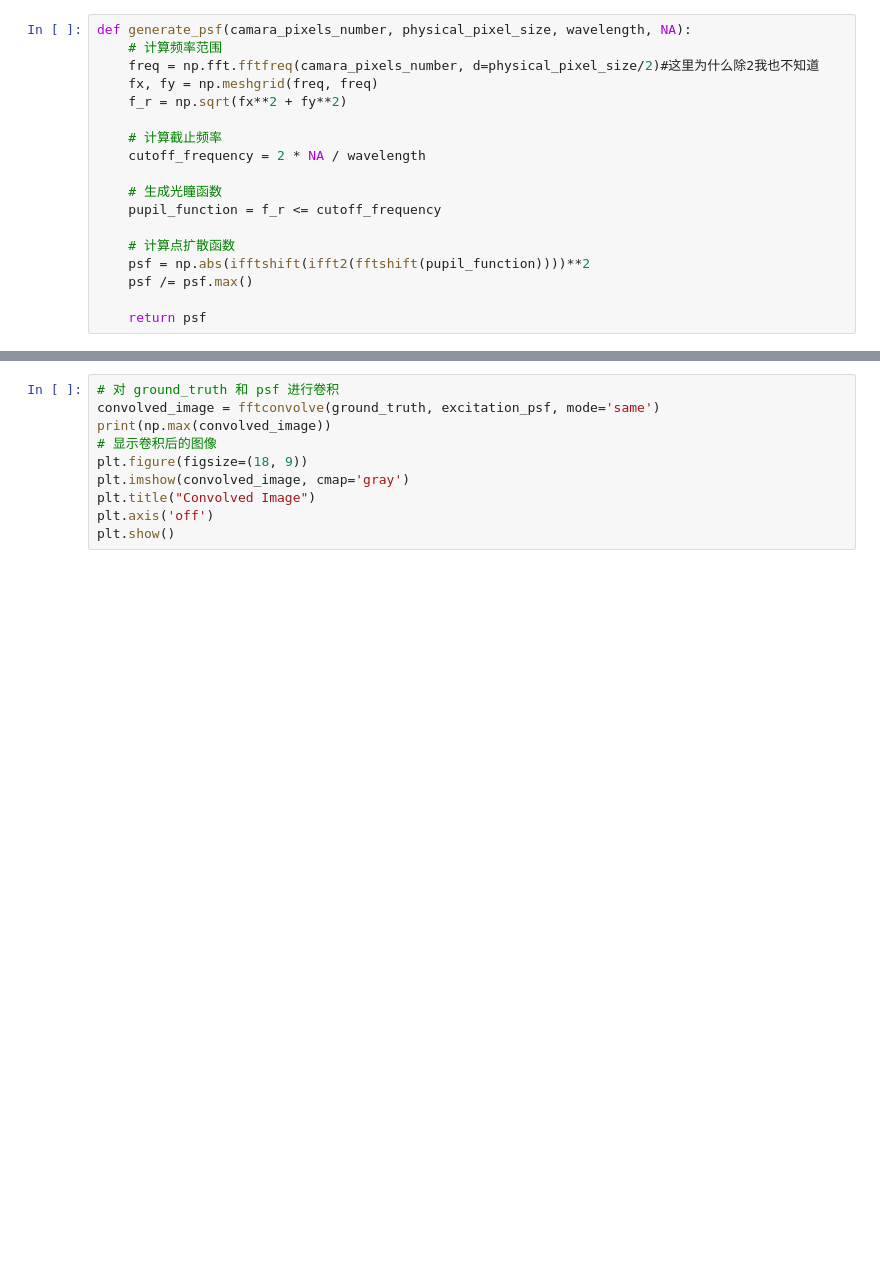
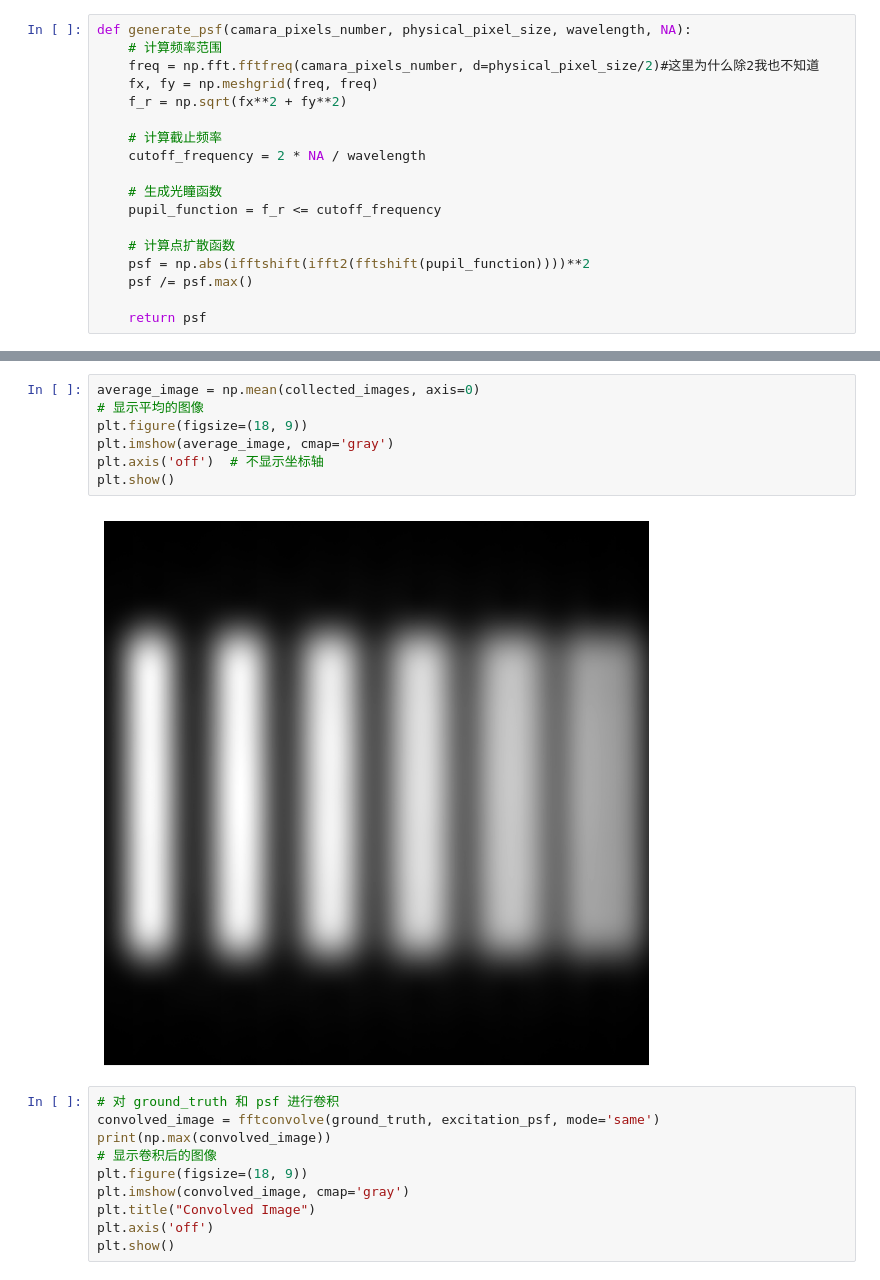
Before and after one commit to banksycjt/non_linear_RIM, a Jupyter notebook: line_pair/line_pair_generator.ipynb, the cells around one changed output, grey strips where cells are left out. Drawn from its saved outputs; the diff is of its cells as text; blank space fills up the shorter version.

```diff
--- a/line_pair/line_pair_generator.ipynb
+++ b/line_pair/line_pair_generator.ipynb
@@ -196,3 +199,12 @@ float64
+# %%
+average_image = np.mean(collected_images, axis=0)
+# 显示平均的图像
+plt.figure(figsize=(18, 9))
+plt.imshow(average_image, cmap='gray')
+plt.axis('off')  # 不显示坐标轴
+plt.show()
+# %% [output]
+[figure, added]
 # %%
 # 对 ground_truth 和 psf 进行卷积
 convolved_image = fftconvolve(ground_truth, excitation_psf, mode='same')
```
Also changed, not shown: parts of 10 cells of this notebook, 3 other files.
